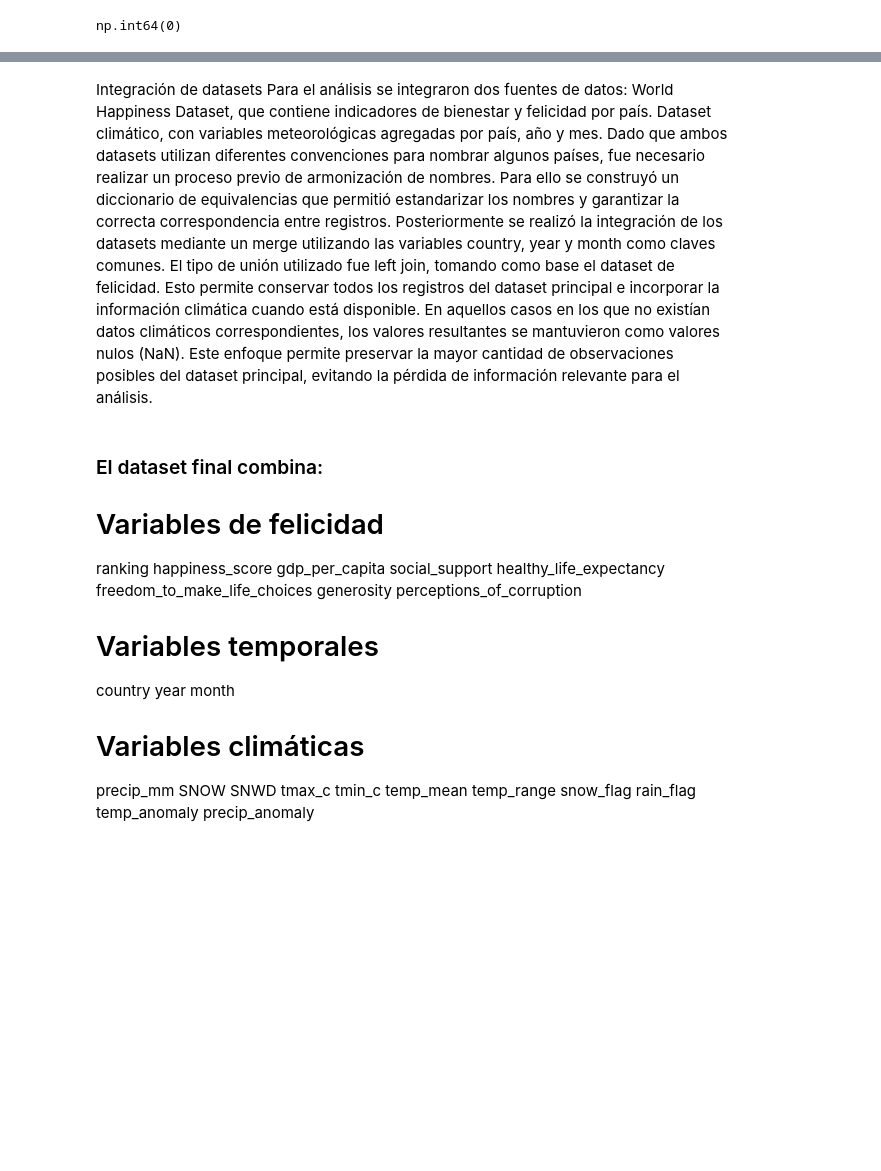
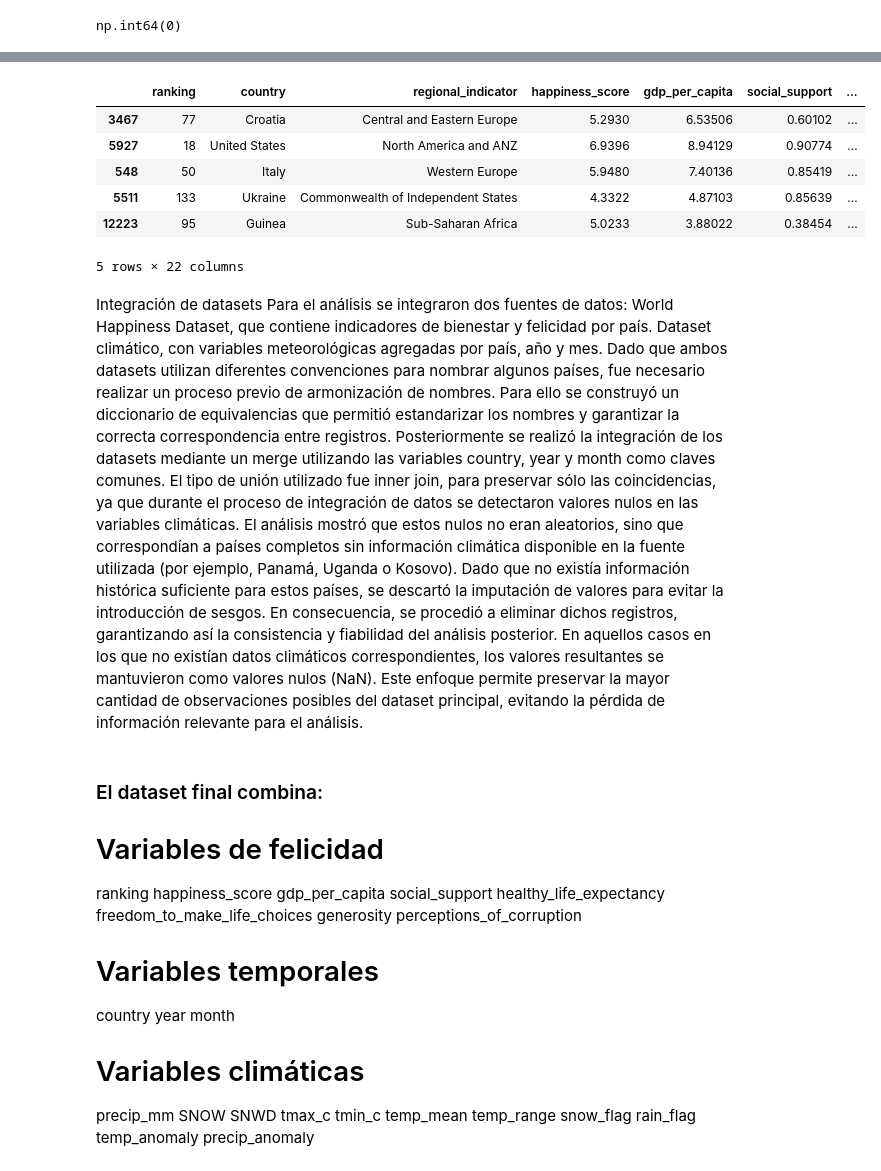
Before and after one commit to Carlagallo/Trabajo_final_MasterData, a Jupyter notebook: Notebook/Análisis_preliminar.ipynb, the cells around one changed output, grey strips where cells are left out. Cells and saved outputs as stored; diff of their text form; code cells hidden in the pictures; blank space fills up the shorter version.

```diff
--- a/Notebook/Análisis_preliminar.ipynb
+++ b/Notebook/Análisis_preliminar.ipynb
@@ -856,14 +679,6 @@ def season(m):
         return "autumn"
 
 df_clima_monthly["season"] = df_clima_monthly["month"].apply(season)
-# %%
-"""""Creación de variable binaria para presencia de nieve: se asigna 1 si hay nieve (SNOW > 0) y 0 si no, facilitando análisis posteriores sobre el impacto de la nieve en la felicidad."""
-
-df_clima_monthly["snow_flag"] = (df_clima_monthly["SNOW"] > 0).astype(int)
-# %%
-""""creación de variable binaria para presencia de lluvia: se asigna 1 si hay precipitación (precip_mm > 0) y 0 si no, permitiendo análisis sobre la influencia de la lluvia en la felicidad."""
-
-df_clima_monthly["rain_flag"] = (df_clima_monthly["precip_mm"] > 0).astype(int)
 # %%
 df_clima_monthly["temp_anomaly"] = df_clima_monthly["temp_mean"] - df_clima_monthly.groupby(
     ["country_code","month"]
@@ -970,6 +733,6 @@ df_clima_monthly[df_clima_monthly.duplicated(subset=["country","year","month"],
 # %%
 df_clima_monthly = df_clima_monthly.groupby(
-["country","year","month"],
+["country","year","month", "season"],
 as_index=False
 ).mean(numeric_only=True)
 # %%
@@ -1162,13 +994,10 @@ df_clima_monthly_clean.to_csv("../DATOS/Output/df_clima_monthly_clean.csv", inde
 # %%
-df_happiness["country"] = df_happiness["country"].replace(country_map)
-
 df_final = pd.merge(
     df_happiness,
     df_clima_monthly,
     on=["country", "year", "month"],
-    how="left"
+    how="inner"
 )
 
-
 df_final.shape
 # %% [output]
@@ -1176,3 +1035,13 @@ df_final.shape
+# %%
+df_final.sample(5)
+# %% [output]
+|  | ranking | country | regional_indicator | happiness_score | gdp_per_capita | social_support | ... |
+| 3467 | 77 | Croatia | Central and Eastern Europe | 5.2930 | 6.53506 | 0.60102 | ... |
+| 5927 | 18 | United States | North America and ANZ | 6.9396 | 8.94129 | 0.90774 | ... |
+| 548 | 50 | Italy | Western Europe | 5.9480 | 7.40136 | 0.85419 | ... |
+| 5511 | 133 | Ukraine | Commonwealth of Independent States | 4.3322 | 4.87103 | 0.85639 | ... |
+| 12223 | 95 | Guinea | Sub-Saharan Africa | 5.0233 | 3.88022 | 0.38454 | ... |
+5 rows × 22 columns
 # %% [markdown]
 Integración de datasets
 Para el análisis se integraron dos fuentes de datos:
@@ -1180,7 +1049,10 @@ World Happiness Dataset, que contiene indicadores de bienestar y felicidad por p
 Dataset climático, con variables meteorológicas agregadas por país, año y mes.
 Dado que ambos datasets utilizan diferentes convenciones para nombrar algunos países, fue necesario realizar un proceso previo de armonización de nombres. Para ello se construyó un diccionario de equivalencias que permitió estandarizar los nombres y garantizar la correcta correspondencia entre registros.
 Posteriormente se realizó la integración de los datasets mediante un merge utilizando las variables country, year y month como claves comunes.
-El tipo de unión utilizado fue left join, tomando como base el dataset de felicidad. Esto permite conservar todos los registros del dataset principal e incorporar la información climática cuando está disponible.
+El tipo de unión utilizado fue inner join, para preservar sólo las coincidencias, ya que durante el proceso de integración de datos se detectaron valores nulos en las variables climáticas.
+El análisis mostró que estos nulos no eran aleatorios, sino que correspondían a países completos sin información climática disponible en la fuente utilizada (por ejemplo, Panamá, Uganda o Kosovo).
+Dado que no existía información histórica suficiente para estos países, se descartó la imputación de valores para evitar la introducción de sesgos.
+En consecuencia, se procedió a eliminar dichos registros, garantizando así la consistencia y fiabilidad del análisis posterior.
 En aquellos casos en los que no existían datos climáticos correspondientes, los valores resultantes se mantuvieron como valores nulos (NaN).
 Este enfoque permite preservar la mayor cantidad de observaciones posibles del dataset principal, evitando la pérdida de información relevante para el análisis.
 # %% [markdown]
```
Also changed, not shown: parts of 92 cells of this notebook, 9 other files.
